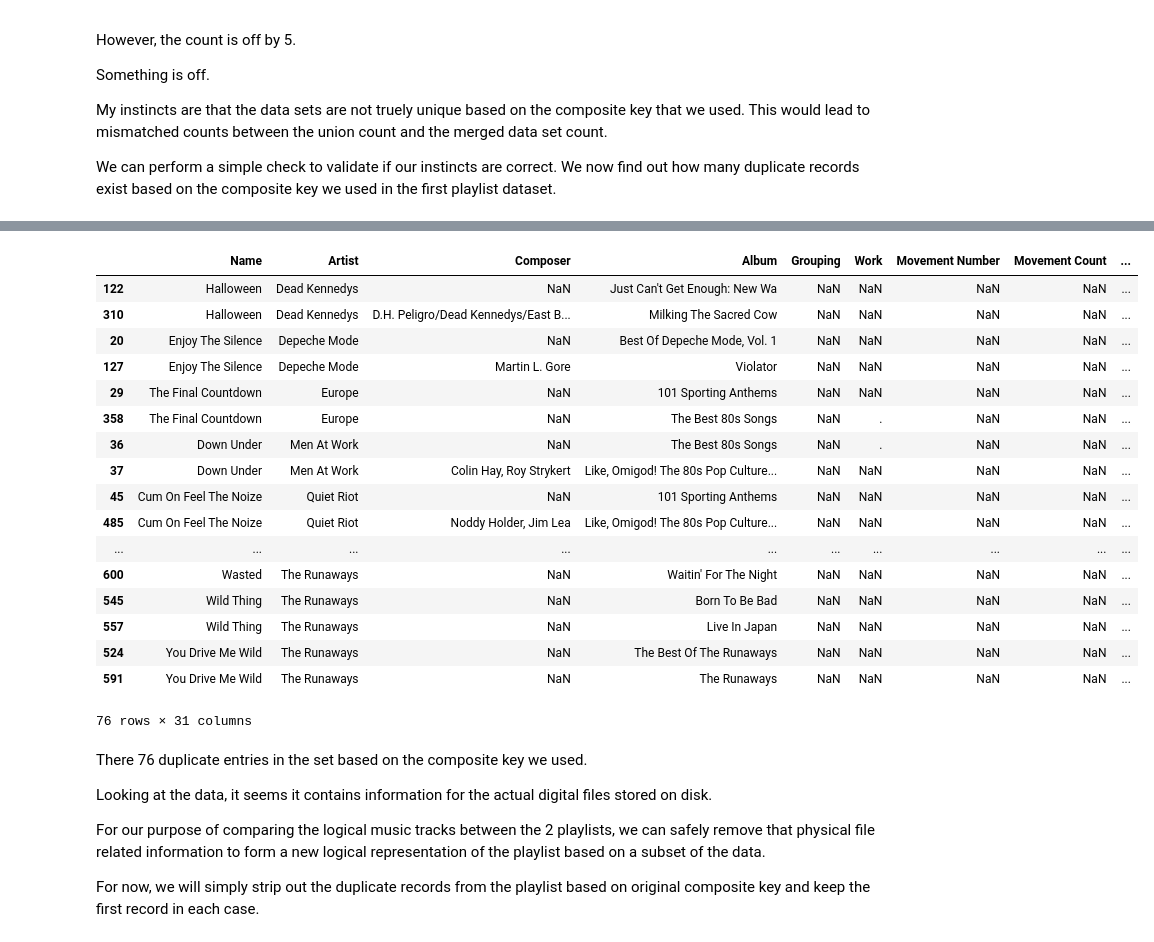
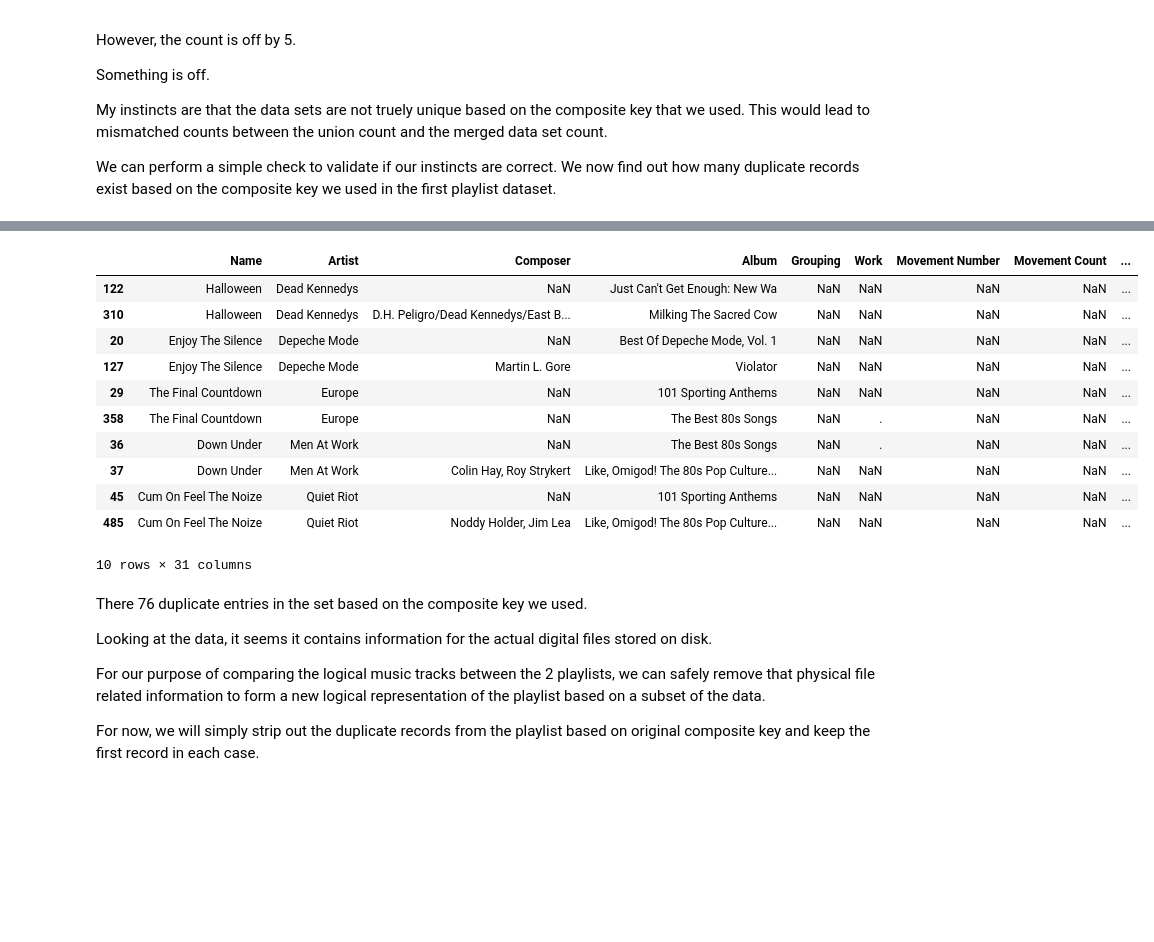
Before and after one commit to lj020326/leeblog, a Jupyter notebook: content/downloads/notebooks/MergeItunesPlaylists.ipynb, the cells around one changed output, grey strips where cells are left out. Cells and saved outputs as stored; diff of their text form; code cells hidden in the pictures; blank space fills up the shorter version.

```diff
--- a/content/downloads/notebooks/MergeItunesPlaylists.ipynb
+++ b/content/downloads/notebooks/MergeItunesPlaylists.ipynb
@@ -237,5 +237,5 @@ We now find out how many duplicate records exist based on the composite key we u
 df_dupes1 = df_playlist1[df_playlist1.duplicated(['Artist','Name'], keep=False)]
 log.info("df_dupes1.shape=%s" % str(df_dupes1.shape))
 
-df_dupes1.sort_values(['Artist','Name'])
+df_dupes1.sort_values(['Artist','Name']).head(10)
 # %% [output]
@@ -243,21 +243,15 @@ df_dupes1.sort_values(['Artist','Name'])
 |  | Name | Artist | Composer | Album | Grouping | Work | Movement Number | Movement Count | ... |
 | 122 | Halloween | Dead Kennedys | NaN | Just Can't Get Enough: New Wa | NaN | NaN | NaN | NaN | ... |
 | 310 | Halloween | Dead Kennedys | D.H. Peligro/Dead Kennedys/East B... | Milking The Sacred Cow | NaN | NaN | NaN | NaN | ... |
 | 20 | Enjoy The Silence | Depeche Mode | NaN | Best Of Depeche Mode, Vol. 1 | NaN | NaN | NaN | NaN | ... |
 | 127 | Enjoy The Silence | Depeche Mode | Martin L. Gore | Violator | NaN | NaN | NaN | NaN | ... |
 | 29 | The Final Countdown | Europe | NaN | 101 Sporting Anthems | NaN | NaN | NaN | NaN | ... |
 | 358 | The Final Countdown | Europe | NaN | The Best 80s Songs | NaN | . | NaN | NaN | ... |
 | 36 | Down Under | Men At Work | NaN | The Best 80s Songs | NaN | . | NaN | NaN | ... |
 | 37 | Down Under | Men At Work | Colin Hay, Roy Strykert | Like, Omigod! The 80s Pop Culture... | NaN | NaN | NaN | NaN | ... |
 | 45 | Cum On Feel The Noize | Quiet Riot | NaN | 101 Sporting Anthems | NaN | NaN | NaN | NaN | ... |
 | 485 | Cum On Feel The Noize | Quiet Riot | Noddy Holder, Jim Lea | Like, Omigod! The 80s Pop Culture... | NaN | NaN | NaN | NaN | ... |
-| ... | ... | ... | ... | ... | ... | ... | ... | ... | ... |
-| 600 | Wasted | The Runaways | NaN | Waitin' For The Night | NaN | NaN | NaN | NaN | ... |
-| 545 | Wild Thing | The Runaways | NaN | Born To Be Bad | NaN | NaN | NaN | NaN | ... |
-| 557 | Wild Thing | The Runaways | NaN | Live In Japan | NaN | NaN | NaN | NaN | ... |
-| 524 | You Drive Me Wild | The Runaways | NaN | The Best Of The Runaways | NaN | NaN | NaN | NaN | ... |
-| 591 | You Drive Me Wild | The Runaways | NaN | The Runaways | NaN | NaN | NaN | NaN | ... |
-76 rows × 31 columns
+10 rows × 31 columns
 # %% [markdown]
 There 76 duplicate entries in the set based on the composite key we used.
 
```
Also changed, not shown: parts of 9 cells of this notebook.
